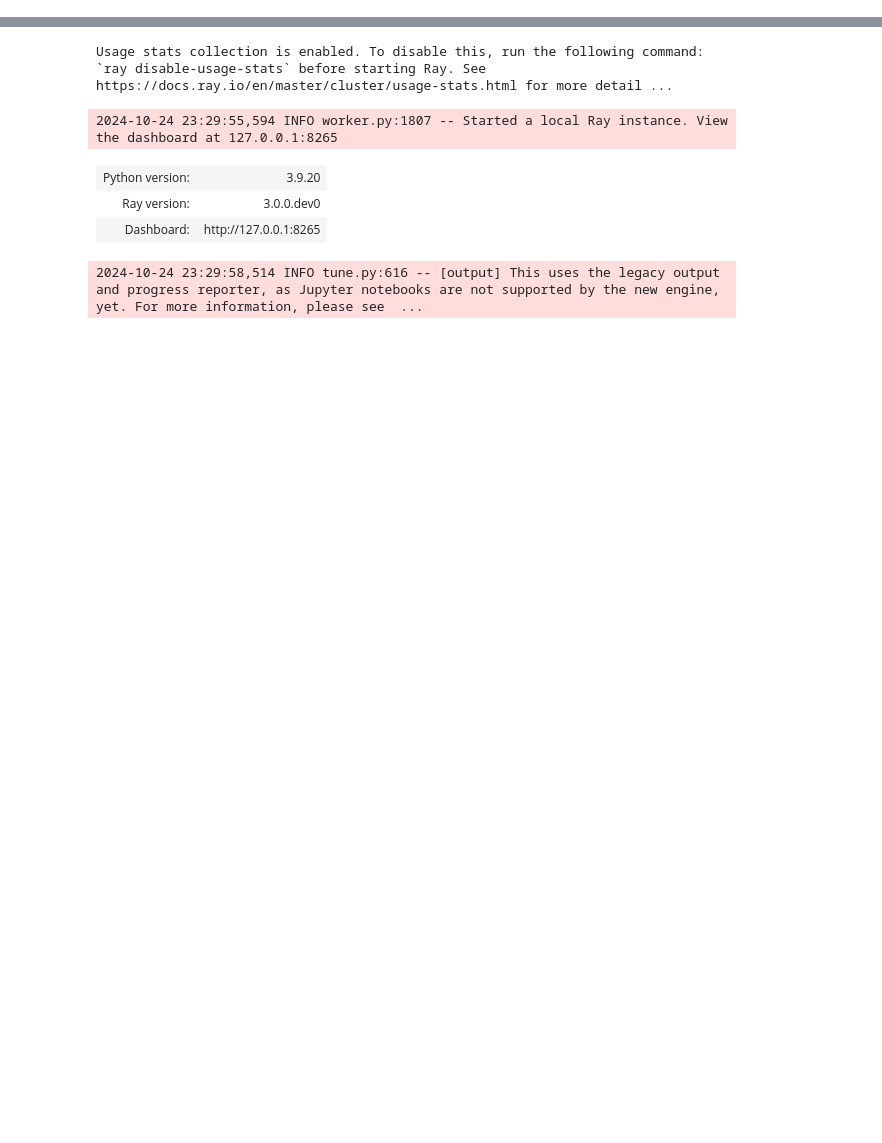
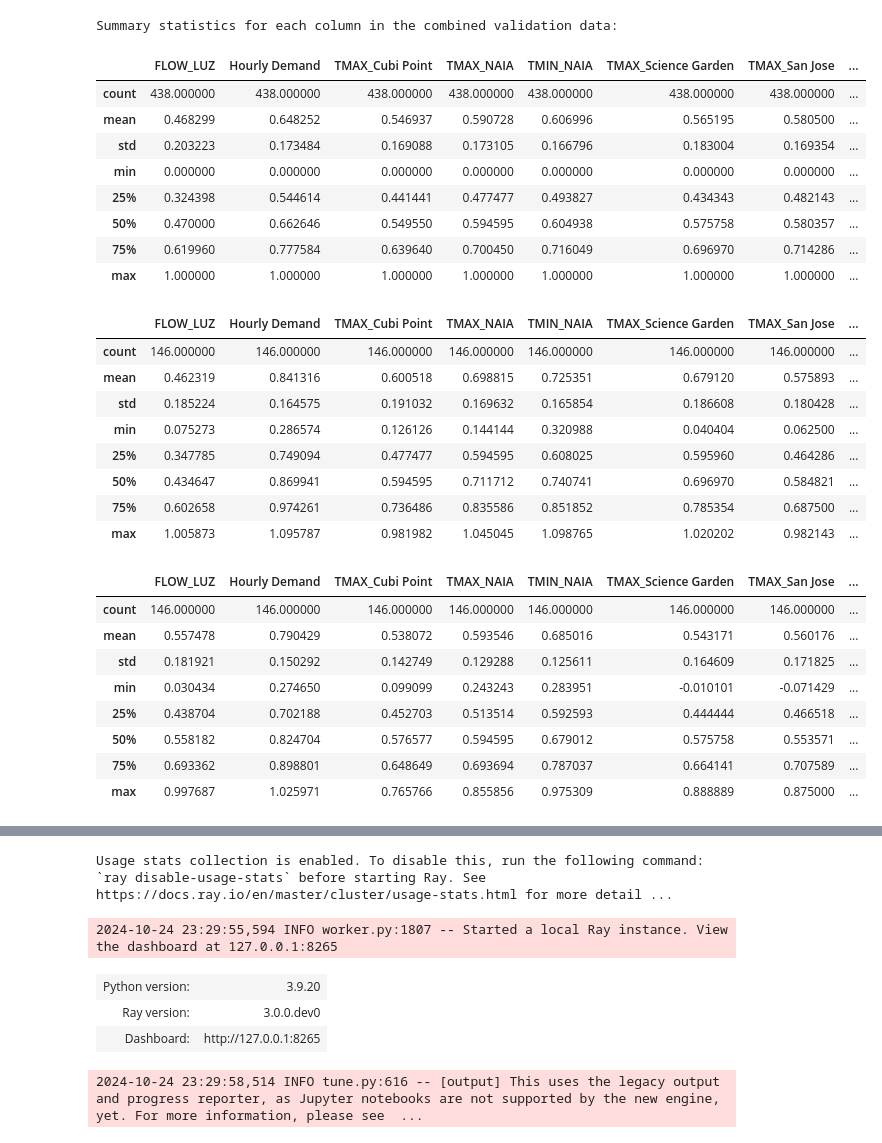
Before and after one commit to ladycelestia/thesis, a Jupyter notebook: test3.ipynb, the cells around one changed output, grey strips where cells are left out. Drawn from its saved outputs; the diff is of its cells as text; code cells hidden in the pictures; blank space fills up the shorter version.

```diff
--- a/test3.ipynb
+++ b/test3.ipynb
@@ -36,9 +37,9 @@ data = pd.read_csv(input_file)
 data = data.fillna(0)
 
 
-X = data.values
+X = data
 
-y = data[['GWAP','LWAP']].values
+y = data[['GWAP','LWAP']]
 # %%
 train_size = int(0.6 * len(X))  # 60% for training
 val_size = int(0.20 * len(X))   # 20% for validation
@@ -170,0 +268,45 @@ display(HTML(transformed_df.describe(include='all').to_html()))
+# %%
+train_data_combined = np.hstack([train_data_minmax, train_data_bc, train_data_yj])
+val_data_combined = np.hstack([val_data_minmax, val_data_bc, val_data_yj])
+test_data_combined = np.hstack([test_data_minmax, test_data_bc, test_data_yj])
+
+# Create DataFrames for each combined dataset
+train_data_combined_df = pd.DataFrame(train_data_combined, columns=minmax_cols + boxcox_cols + yeojohnson_cols)
+val_data_combined_df = pd.DataFrame(val_data_combined, columns=minmax_cols + boxcox_cols + yeojohnson_cols)
+test_data_combined_df = pd.DataFrame(test_data_combined, columns=minmax_cols + boxcox_cols + yeojohnson_cols)
+
+# Ensure all columns are displayed
+pd.set_option('display.max_columns', None)
+
+# Display the summary statistics for each column in the combined validation data
+print("Summary statistics for each column in the combined validation data:")
+display(train_data_combined_df.describe(), val_data_combined_df.describe(), test_data_combined_df.describe())
+# %% [output]
+Summary statistics for each column in the combined validation data:
+|  | FLOW_LUZ | Hourly Demand | TMAX_Cubi Point | TMAX_NAIA | TMIN_NAIA | TMAX_Science Garden | TMAX_San Jose | ... |
+| count | 438.000000 | 438.000000 | 438.000000 | 438.000000 | 438.000000 | 438.000000 | 438.000000 | ... |
+| mean | 0.468299 | 0.648252 | 0.546937 | 0.590728 | 0.606996 | 0.565195 | 0.580500 | ... |
+| std | 0.203223 | 0.173484 | 0.169088 | 0.173105 | 0.166796 | 0.183004 | 0.169354 | ... |
+| min | 0.000000 | 0.000000 | 0.000000 | 0.000000 | 0.000000 | 0.000000 | 0.000000 | ... |
+| 25% | 0.324398 | 0.544614 | 0.441441 | 0.477477 | 0.493827 | 0.434343 | 0.482143 | ... |
+| 50% | 0.470000 | 0.662646 | 0.549550 | 0.594595 | 0.604938 | 0.575758 | 0.580357 | ... |
+| 75% | 0.619960 | 0.777584 | 0.639640 | 0.700450 | 0.716049 | 0.696970 | 0.714286 | ... |
+| max | 1.000000 | 1.000000 | 1.000000 | 1.000000 | 1.000000 | 1.000000 | 1.000000 | ... |
+|  | FLOW_LUZ | Hourly Demand | TMAX_Cubi Point | TMAX_NAIA | TMIN_NAIA | TMAX_Science Garden | TMAX_San Jose | ... |
+| count | 146.000000 | 146.000000 | 146.000000 | 146.000000 | 146.000000 | 146.000000 | 146.000000 | ... |
+| mean | 0.462319 | 0.841316 | 0.600518 | 0.698815 | 0.725351 | 0.679120 | 0.575893 | ... |
+| std | 0.185224 | 0.164575 | 0.191032 | 0.169632 | 0.165854 | 0.186608 | 0.180428 | ... |
+| min | 0.075273 | 0.286574 | 0.126126 | 0.144144 | 0.320988 | 0.040404 | 0.062500 | ... |
+| 25% | 0.347785 | 0.749094 | 0.477477 | 0.594595 | 0.608025 | 0.595960 | 0.464286 | ... |
+| 50% | 0.434647 | 0.869941 | 0.594595 | 0.711712 | 0.740741 | 0.696970 | 0.584821 | ... |
+| 75% | 0.602658 | 0.974261 | 0.736486 | 0.835586 | 0.851852 | 0.785354 | 0.687500 | ... |
+| max | 1.005873 | 1.095787 | 0.981982 | 1.045045 | 1.098765 | 1.020202 | 0.982143 | ... |
+|  | FLOW_LUZ | Hourly Demand | TMAX_Cubi Point | TMAX_NAIA | TMIN_NAIA | TMAX_Science Garden | TMAX_San Jose | ... |
+| count | 146.000000 | 146.000000 | 146.000000 | 146.000000 | 146.000000 | 146.000000 | 146.000000 | ... |
+| mean | 0.557478 | 0.790429 | 0.538072 | 0.593546 | 0.685016 | 0.543171 | 0.560176 | ... |
+| std | 0.181921 | 0.150292 | 0.142749 | 0.129288 | 0.125611 | 0.164609 | 0.171825 | ... |
+| min | 0.030434 | 0.274650 | 0.099099 | 0.243243 | 0.283951 | -0.010101 | -0.071429 | ... |
+| 25% | 0.438704 | 0.702188 | 0.452703 | 0.513514 | 0.592593 | 0.444444 | 0.466518 | ... |
+| 50% | 0.558182 | 0.824704 | 0.576577 | 0.594595 | 0.679012 | 0.575758 | 0.553571 | ... |
+| 75% | 0.693362 | 0.898801 | 0.648649 | 0.693694 | 0.787037 | 0.664141 | 0.707589 | ... |
+| max | 0.997687 | 1.025971 | 0.765766 | 0.855856 | 0.975309 | 0.888889 | 0.875000 | ... |
```
Also changed, not shown: parts of 13 cells of this notebook.
